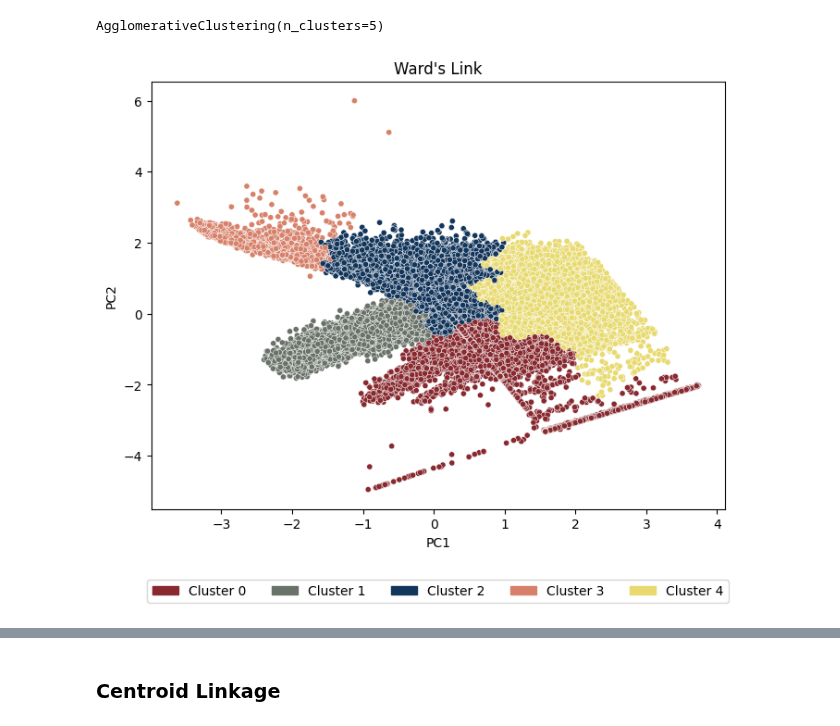
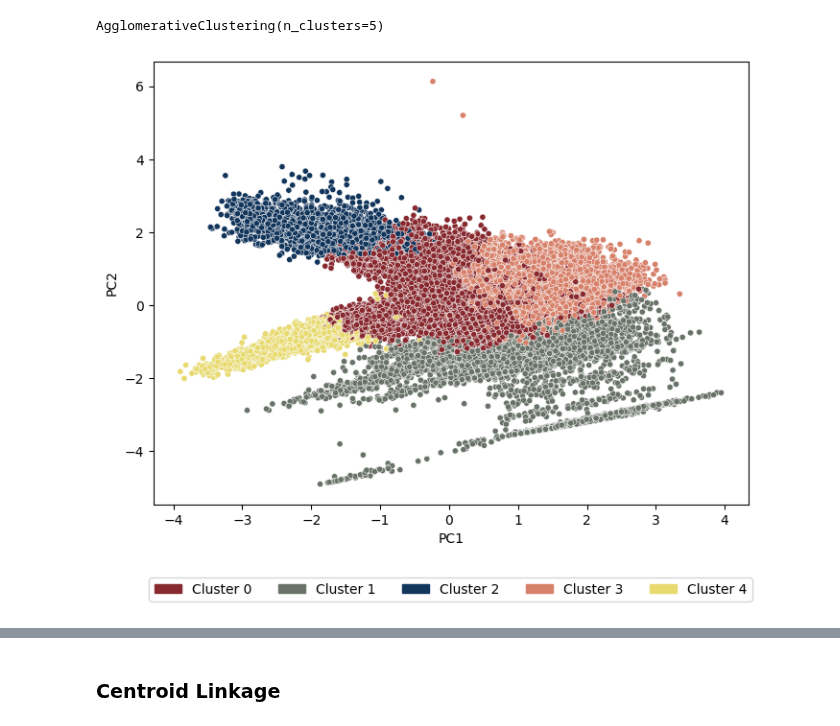
Before and after one commit to sarabreu/thesis_dev, a Jupyter notebook: 2_models/with_raw_data/solar/hierarchical_cluster_opt.ipynb, the cells around one changed output, grey strips where cells are left out. Cells and saved outputs as stored; diff of their text form; code cells hidden in the pictures.

```diff
--- a/2_models/with_raw_data/solar/hierarchical_cluster_opt.ipynb
+++ b/2_models/with_raw_data/solar/hierarchical_cluster_opt.ipynb
@@ -305,4 +309,7 @@ with open('results/hierarchical_opt/average_clustering.pickle', 'rb') as f:
 # Assign the cluster labels to the original DataFrame
 pca_df['cluster_label'] = average_labels
 pca_df['asset_id'] = df_subset['asset_id']
+
+df_scaled['cluster_label'] = average_labels
+df_scaled['asset_id'] = df_subset['asset_id']
 # %%
@@ -386,6 +393,8 @@ plt.show()
 pca_df.to_csv('results/hierarchical_opt/labels_most_common/average_link.csv', index=False)
 # %%
 pca_df = pca_df.loc[:,:'PC2']
+
+df_scaled = df_scaled.loc[:,:'4']
 # %% [markdown]
 ### Ward's method
 # %%
@@ -434,7 +443,7 @@ keeping the distance threshold as none and testing different values for the numb
 # print("Best Silhouette Score:", best_score)
 # %%
 model_ward = AgglomerativeClustering(linkage='ward', distance_threshold=None, n_clusters=5)
-model_ward.fit(np.array(pca_df))
+model_ward.fit(np.array(df_scaled))
 # %% [output]
 AgglomerativeClustering(n_clusters=5)
 # %%
@@ -463,8 +472,6 @@ with open('results/hierarchical_opt/ward_clustering.pickle', 'rb') as f:
 # labels_cut = fcluster(linkage_matrix, num_clusters, criterion='maxclust')
 
 # print(labels_cut)
-# %%
-pca_df = pca_df.loc[:,:'PC2']
 # %%
 # Assign the cluster labels to the original DataFrame
 pca_df['cluster_label'] = model_ward.labels_
@@ -474,19 +484,19 @@ pca_df.to_csv('results/hierarchical_opt/csv_labels_cut_raw/ward_link.csv', index
 # %%
 n_clusters = len(pca_df['cluster_label'].unique())
 pallete = sns.color_palette(my_colors, n_clusters)
 
 # Plot the representative points on a scatter plot using PCA results
 plt.figure(figsize=(8, 6))
 sns.scatterplot(data=pca_df, x='PC1', y='PC2', hue='cluster_label', palette=pallete, s=20)
-plt.title("Ward's Link")
+# plt.title("Ward's Link")
 plt.xlabel('PC1')
 plt.ylabel('PC2')
 legend_handles = [mpatches.Circle((0, 0), radius=1, color=color) for color in my_colors]
 plt.legend(handles=legend_handles, labels=[f'Cluster {cluster_label}' for cluster_label in np.unique(model_ward.labels_)],
             loc='upper center', bbox_to_anchor=(0.5, -0.15), ncol=5)
 plt.show()
 # %% [output]
-[figure, old version]
+[figure, new version]
 # %%
 most_frequent_clusters = pca_df.groupby('asset_id')['cluster_label'].agg(lambda x: np.bincount(x).argmax())
 
```
Also changed, not shown: parts of 47 cells of this notebook, 6 other files.
